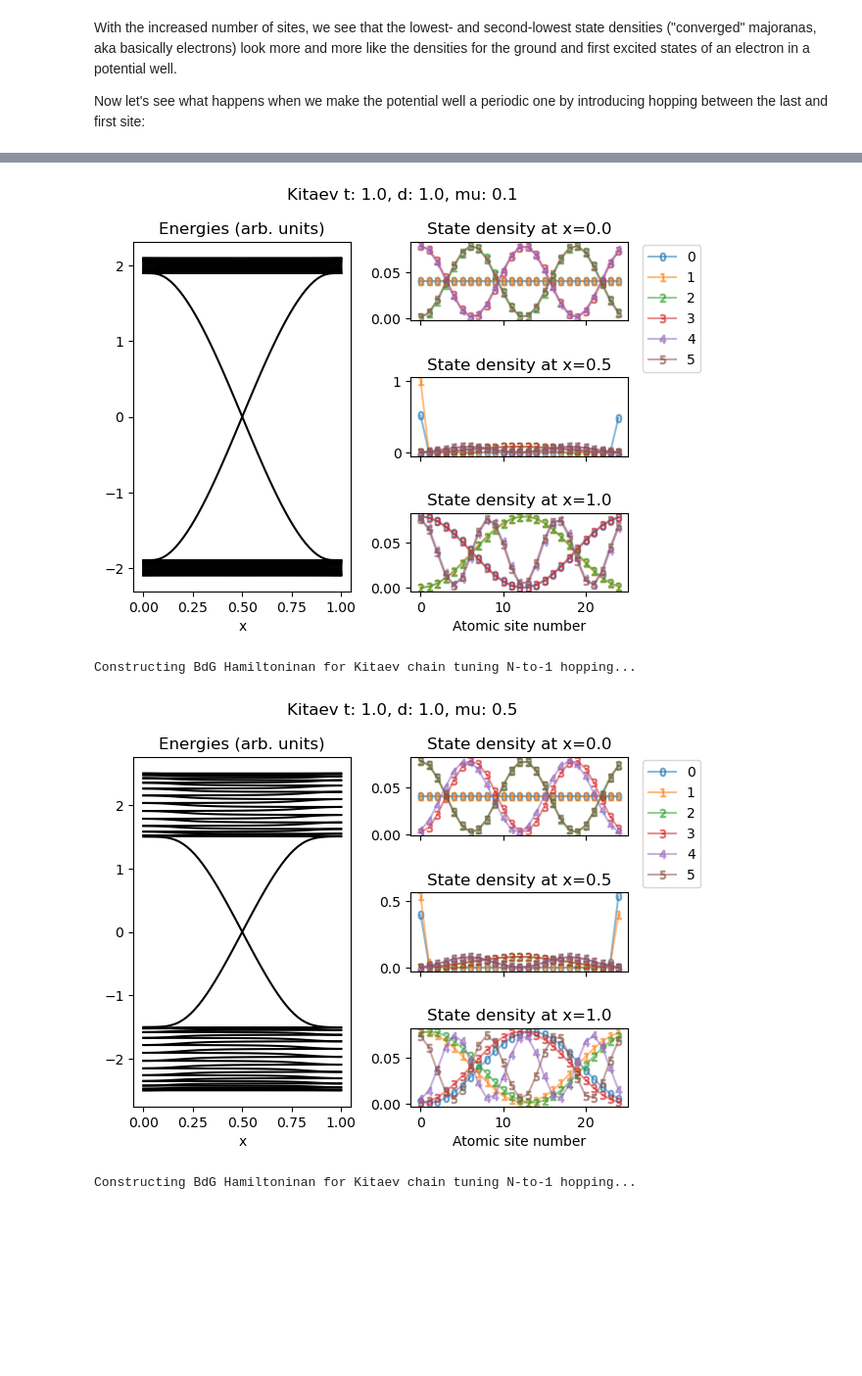
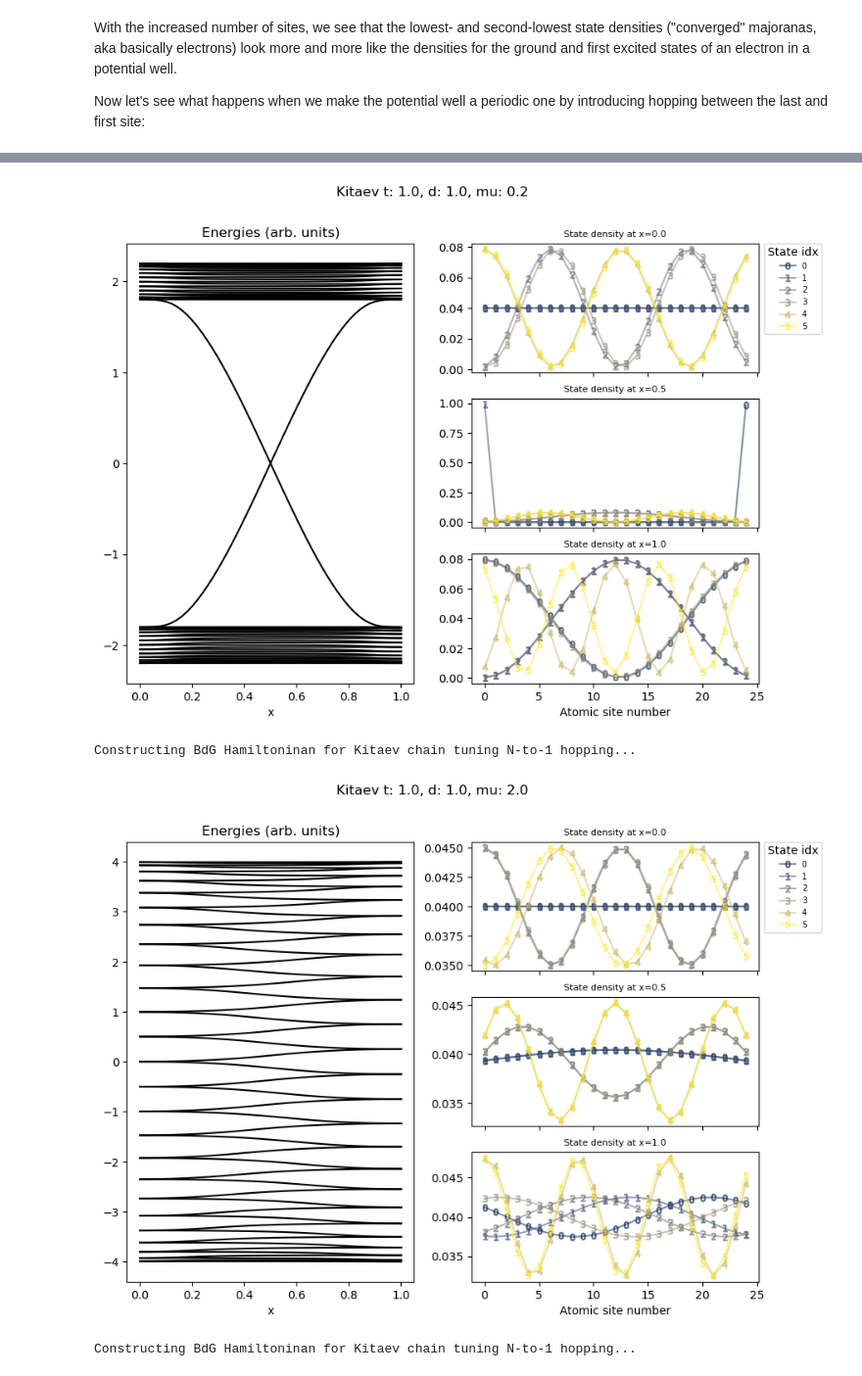
Before and after one commit to ericakotta/demos, a Jupyter notebook: majorana_energies_nb.ipynb, the cells around one changed output, grey strips where cells are left out. Shown at 98% size. Drawn from its saved outputs; the diff is of its cells as text; code cells hidden in the pictures; blank space fills up the shorter version.

Commit message:
Use colormap for state density plots, update the notebook examples

```diff
--- a/majorana_energies_nb.ipynb
+++ b/majorana_energies_nb.ipynb
@@ -40,14 +36,17 @@ First, plot the energy bands for the 1d Kitaev chain as the ratio (mu/t) of on-s
 import numpy as np
 from majorana_energies import H_BdG_constructor
 
+# Set up initial set of params.
 model_params = {
     'nn_hopping': 1.0,
     'cooper_pairing': 1.0,
     'tuning_parameter': 'mu/t',
-    'parameter_space': np.linspace(0,3,51),
-    'N_sites': 5,
+    'parameter_space': np.linspace(0,3,100),
+    'N_sites': 35,
 }
-H_constructor = H_BdG_constructor('kitaev', model_params, show_ham=True, plot_bands=False, plot_band_idxs=[0,1,2,3])
+# For now keep N small, and just visualize the Hamiltonian matrix
+H_constructor = H_BdG_constructor('kitaev', model_params, show_ham=True, plot_band_idxs=[0,1,2])
 H_constructor.construct_and_solve_hamiltonians()
+H_constructor.plot_figures(param_values=[.0, 1, 2, 3], figsize=(11,8))
 # %% [output]
 Constructing BdG Hamiltonian for Kitaev chain tuning on-site energy...
@@ -55,5 +54,0 @@ Constructing BdG Hamiltonian for Kitaev chain tuning on-site energy...
-# %%
-model_params['N_sites'] = 25
-H_constructor = H_BdG_constructor('kitaev', model_params, plot_band_idxs=[0,1,2,3])
-H_constructor.construct_and_solve_hamiltonians()
-H_constructor.plot_figures(param_list=[0, .0001, 1, 2, 3])
@@ -69,11 +54,0 @@ For `mu/t=0`, the majoranas of each pair are spatially separated and we see the
-# %%
-model_params = {
-    'nn_hopping': 1.0,
-    'cooper_pairing': 1.0,
-    'tuning_parameter': 'mu/t',
-    'parameter_space': np.linspace(0.,3,51),
-    'N_sites': 20
-}
-H_constructor = H_BdG_constructor('kitaev', model_params)
-H_constructor.construct_and_solve_hamiltonians()
-H_constructor.plot_figures(param_list=[0, 0.0001, .5, 1.5, 3.0])
@@ -83,5 +54,0 @@ Constructing BdG Hamiltonian for Kitaev chain tuning on-site energy...
-# %%
-model_params['parameter_space'] = np.linspace(0.0001, 0.25, 51)
-H_constructor = H_BdG_constructor('kitaev', model_params)
-H_constructor.construct_and_solve_hamiltonians()
-H_constructor.plot_figures()
@@ -97,11 +78,11 @@ model_params = {
     'nn_hopping': 1.0,
     'cooper_pairing': 1.0,
     'tuning_parameter': 'x',
-    'parameter_space': np.linspace(0.,1.,51),
+    'parameter_space': np.linspace(0.0, 1., 101),
     'N_sites': 25,
 }
 
-for mu in [0.00001, 0.1, 0.5, 1, 2, 3]:
+for mu in [0.00, 0.2, 2.0, 3]:
     model_params['onsite_energy'] = mu
     H_constructor = H_BdG_constructor('kitaev', model_params, plot_band_idxs=[0,1,2])
     H_constructor.construct_and_solve_hamiltonians()
@@ -112,5 +93,5 @@ Constructing BdG Hamiltoninan for Kitaev chain tuning N-to-1 hopping...
 Constructing BdG Hamiltoninan for Kitaev chain tuning N-to-1 hopping...
-[figure, old version]
+[figure, new version]
 Constructing BdG Hamiltoninan for Kitaev chain tuning N-to-1 hopping...
-[figure, old version]
+[figure, new version]
 Constructing BdG Hamiltoninan for Kitaev chain tuning N-to-1 hopping...
```
Also changed, not shown: parts of 10 cells of this notebook, 3 other files.
